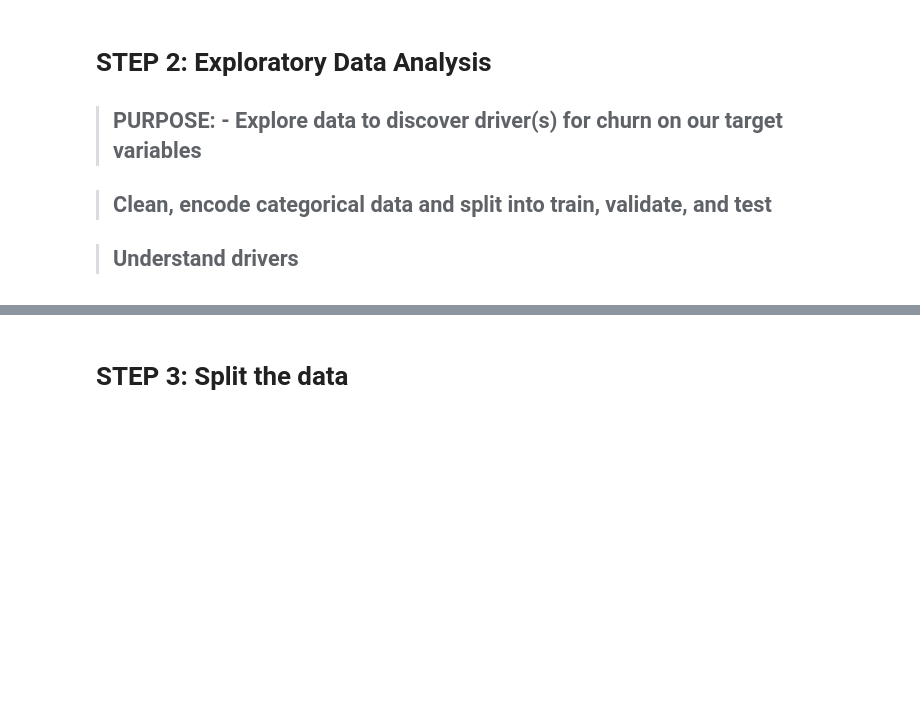
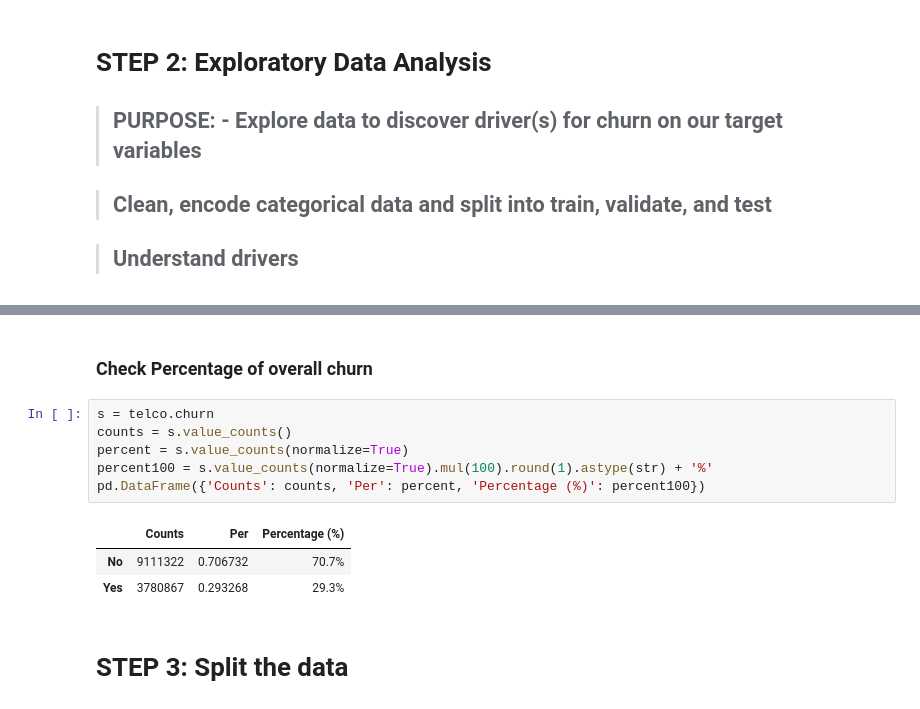
Before and after one commit to stephenkipkurui/classification-project, a Jupyter notebook: customer_churn_telcoco.ipynb, the cells around one changed output, grey strips where cells are left out. Cells and saved outputs as stored; diff of their text form; blank space fills up the shorter version.

```diff
--- a/customer_churn_telcoco.ipynb
+++ b/customer_churn_telcoco.ipynb
@@ -78,3 +105,15 @@ from sklearn.neighbors import KNeighborsClassifier
+# %% [markdown]
+### Check Percentage of overall churn
+# %%
+s = telco.churn
+counts = s.value_counts()
+percent = s.value_counts(normalize=True)
+percent100 = s.value_counts(normalize=True).mul(100).round(1).astype(str) + '%'
+pd.DataFrame({'Counts': counts, 'Per': percent, 'Percentage (%)': percent100})
+# %% [output]
+|  | Counts | Per | Percentage (%) |
+| No | 9111322 | 0.706732 | 70.7% |
+| Yes | 3780867 | 0.293268 | 29.3% |
 # %% [markdown]
 # STEP 3: Split the data
 # %%
```
Also changed, not shown: parts of 23 cells of this notebook.
